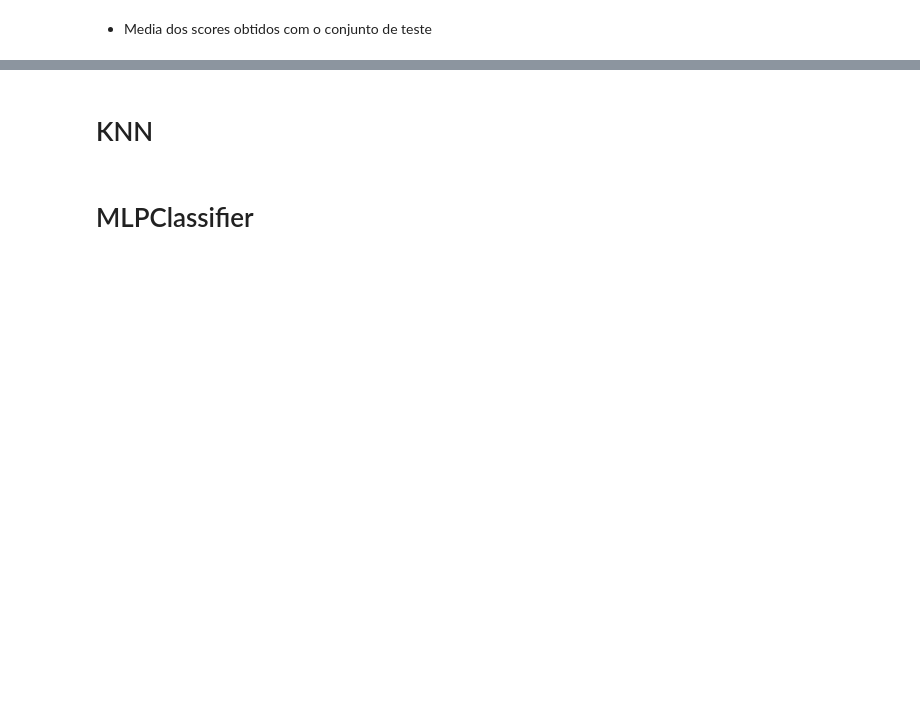
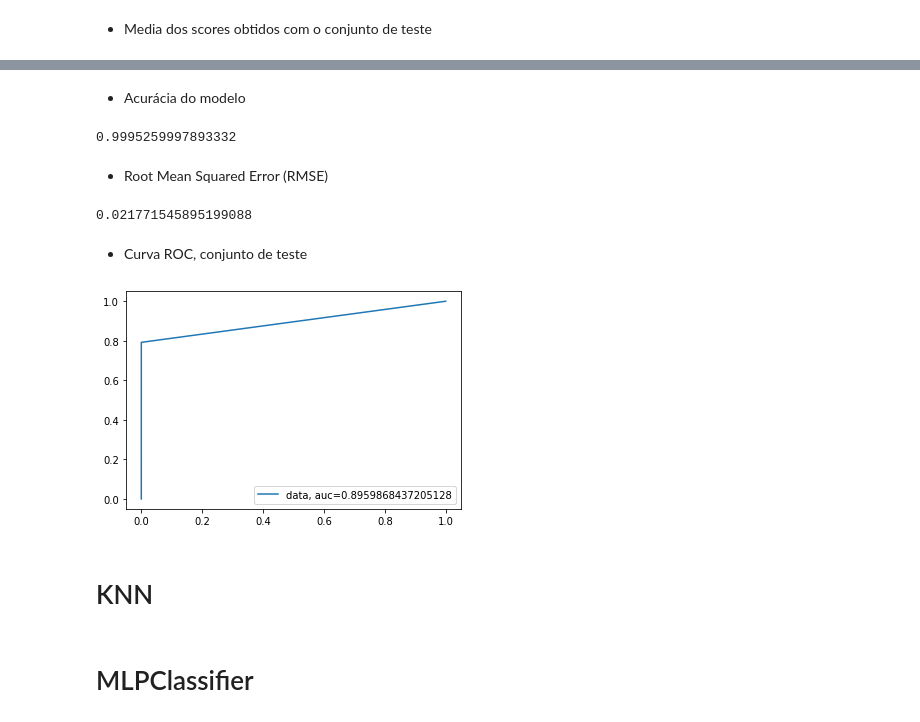
Before and after one commit to brendontj/CC-Fraud-Detection, a Jupyter notebook: cc_fraud_detector.ipynb, the cells around one changed output, grey strips where cells are left out. Saved outputs shown, nothing was run; the diff lists cells and outputs as text; code cells hidden in the pictures; blank space fills up the shorter version.

```diff
--- a/cc_fraud_detector.ipynb
+++ b/cc_fraud_detector.ipynb
@@ -182,3 +244,26 @@ scores.mean()
+# %% [markdown]
+- Acurácia do modelo
+# %%
+accuracy_score(y_test, predictions_test)
+# %% [output]
+0.9995259997893332
+# %% [markdown]
+- Root Mean Squared Error (RMSE)
+# %%
+rmse = sqrt(mean_squared_error(y_test, predictions_test))
+rmse
+# %% [output]
+0.021771545895199088
+# %% [markdown]
+- Curva ROC, conjunto de teste
+# %%
+fpr, tpr, _ = roc_curve(y_test, predictions_test)
+auc =  roc_auc_score(y_test, predictions_test)
+plt.plot(fpr,tpr,label="data, auc="+str(auc))
+plt.legend(loc=4)
+plt.show()
+# %% [output]
+[figure, added]
 # %% [markdown]
 # KNN
 # %% [markdown]
```
Also changed, not shown: parts of 21 cells of this notebook.
